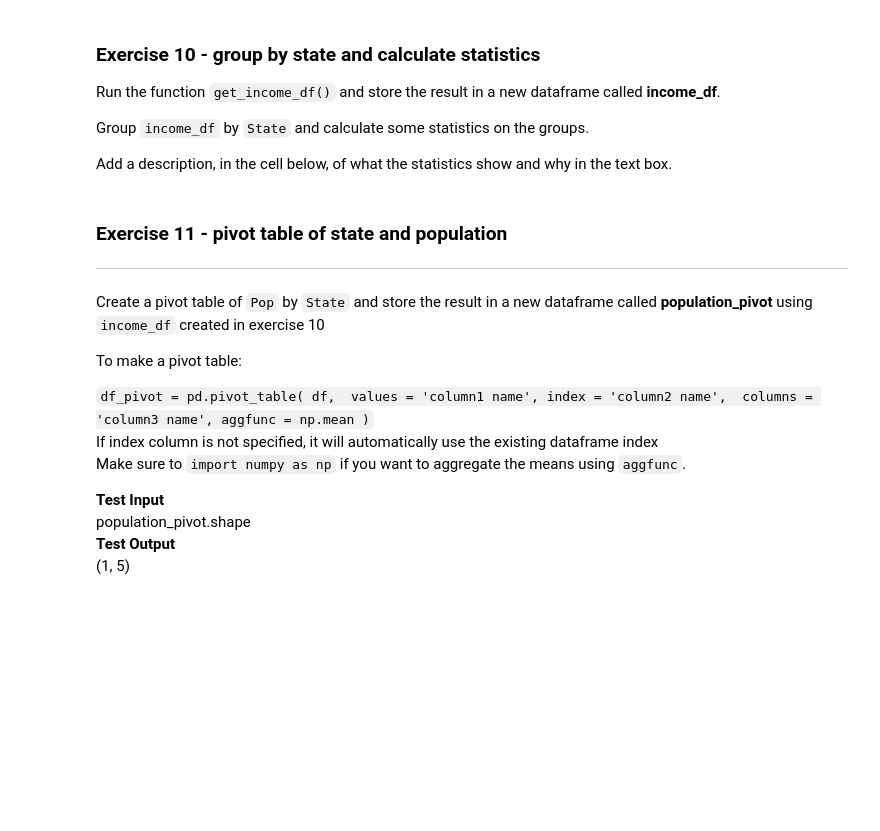
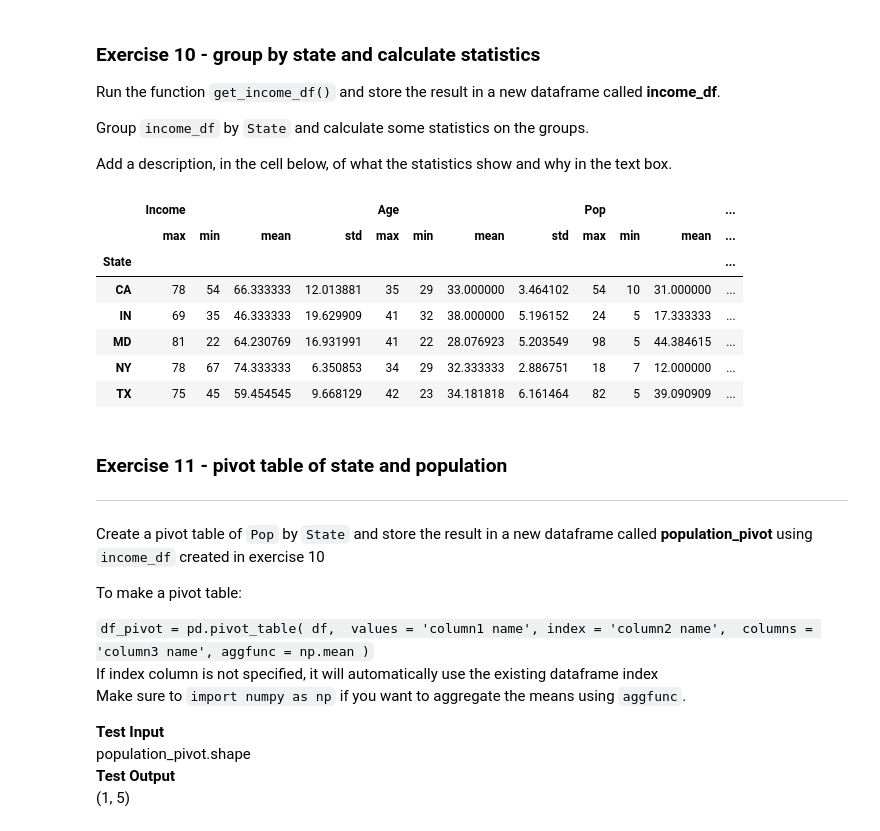
Before and after one commit to nicolej88/programming-for-data-portfolio, a Jupyter notebook: wrange_the_data.ipynb, the cells around one changed output. Drawn from its saved outputs; the diff is of its cells as text; code cells hidden in the pictures; blank space fills up the shorter version.

```diff
--- a/wrange_the_data.ipynb
+++ b/wrange_the_data.ipynb
@@ -309,3 +332,24 @@ This function should:
 dataframe shape = (33, 4)
 first row = 10	MD	25	73	98
 last row = 7	TX	40	75	5
+# %%
+import pandas as pd
+url= "https://github.com/futureCodersSE/working-with-data/blob/main/Data%20sets/Income-Data.xlsx?raw=true"
+
+def get_income_df():
+    county_level_df = pd.read_excel(url, sheet_name= "county-level")
+    state_level_df = pd.read_excel(url, sheet_name= "state-level")
+    income_new_df = pd.read_excel(url, sheet_name= "income")
+
+    county_level_df.rename(columns={"Population":"Pop"}, inplace=True)
+    #print(county_level_df)
+    state_level_df["Pop"] = ((state_level_df["Pop"] / 1000).astype(int))
+
+    combined_df = pd.concat([county_level_df, state_level_df], ignore_index=True, join="inner")
+    final_df = combined_df.append(income_new_df, ignore_index=True)
+    #print (final_df)
+    sorted_final_df = final_df.sort_values("Income", ascending = False)
+    return (sorted_final_df)
+
+
+get_income_df()
@@ -317,6 +379,28 @@ Run the function `get_income_df()` and store the result in a new dataframe calle
 Group `income_df` by `State` and calculate some statistics on the groups.
 
 Add a description, in the cell below, of what the statistics show and why in the text box.
+# %%
+income_df = get_income_df()
+#print(income_df)
+
+income_df_stats = income_df.groupby("State").agg({
+
+    "Income" : ["max", "min", "mean", "std"],
+    "Age" : ["max", "min", "mean", "std"],
+    "Pop" : ["max", "min", "mean", "std"]
+})
+
+
+display (income_df_stats)
+# %% [output]
+|  | Income |  |  |  | Age |  |  |  | Pop |  |  | ... |
+|  | max | min | mean | std | max | min | mean | std | max | min | mean | ... |
+| State |  |  |  |  |  |  |  |  |  |  |  | ... |
+| CA | 78 | 54 | 66.333333 | 12.013881 | 35 | 29 | 33.000000 | 3.464102 | 54 | 10 | 31.000000 | ... |
+| IN | 69 | 35 | 46.333333 | 19.629909 | 41 | 32 | 38.000000 | 5.196152 | 24 | 5 | 17.333333 | ... |
+| MD | 81 | 22 | 64.230769 | 16.931991 | 41 | 22 | 28.076923 | 5.203549 | 98 | 5 | 44.384615 | ... |
+| NY | 78 | 67 | 74.333333 | 6.350853 | 34 | 29 | 32.333333 | 2.886751 | 18 | 7 | 12.000000 | ... |
+| TX | 75 | 45 | 59.454545 | 9.668129 | 42 | 23 | 34.181818 | 6.161464 | 82 | 5 | 39.090909 | ... |
 # %% [markdown]
 ### Exercise 11 - pivot table of state and population
 ---
```
Also changed, not shown: parts of 13 cells of this notebook, 3 other files.
